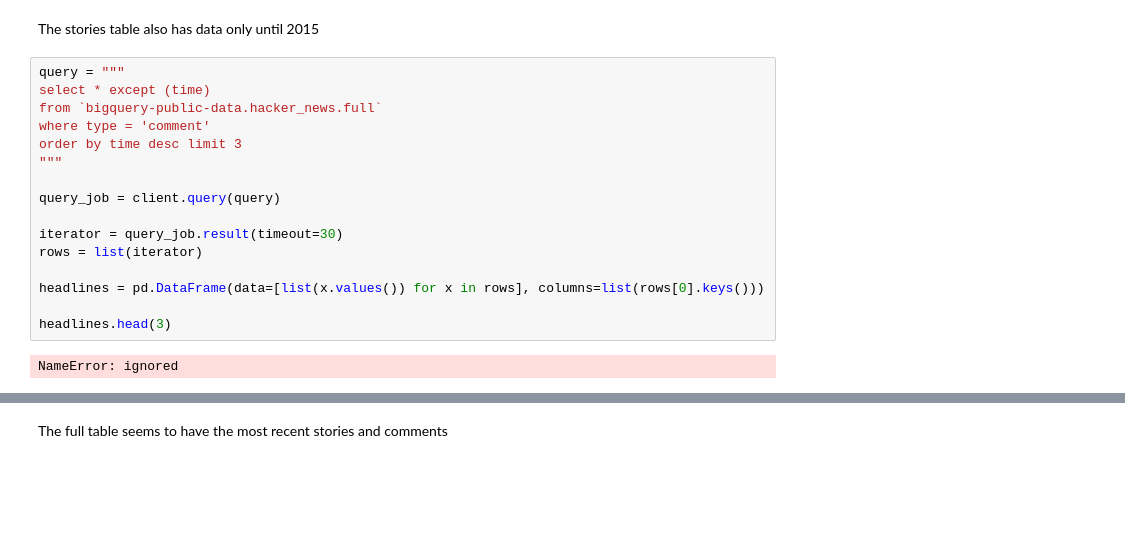
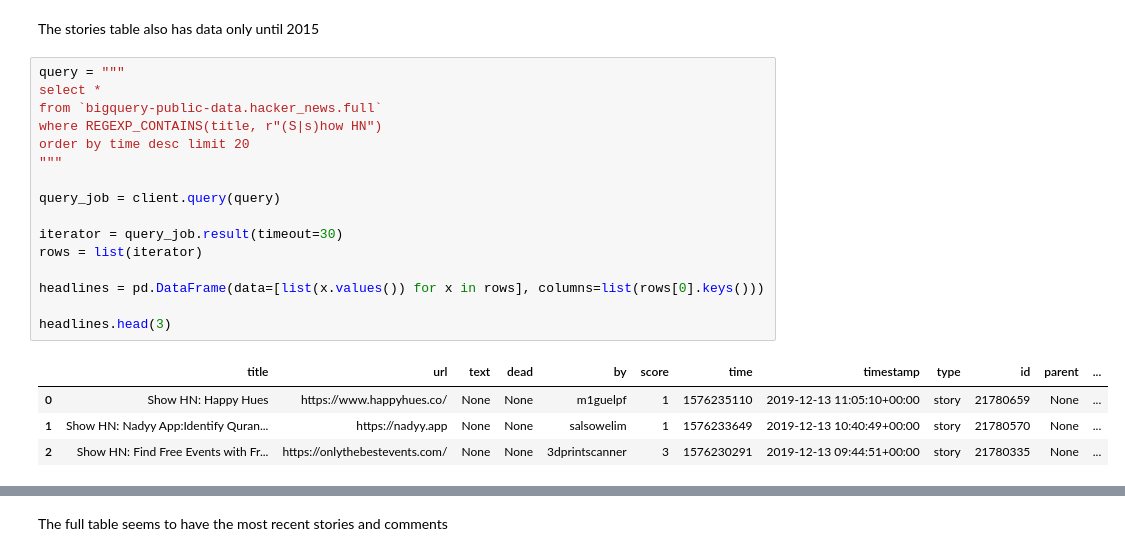
Before and after one commit to marinathomas/SentimentAnalysisHN, a Jupyter notebook: files/HN_v2.ipynb, the cells around one changed output, grey strips where cells are left out. Drawn from its saved outputs; the diff is of its cells as text; blank space fills up the shorter version.

```diff
--- a/files/HN_v2.ipynb
+++ b/files/HN_v2.ipynb
@@ -157,19 +153,22 @@ stories.head()
 The stories table also has data only until 2015
 # %%
 query = """
-select * except (time)
+select *
 from `bigquery-public-data.hacker_news.full`
-where type = 'comment'
-order by time desc limit 3
+where REGEXP_CONTAINS(title, r"(S|s)how HN")
+order by time desc limit 20
 """
 
 query_job = client.query(query)
 
 iterator = query_job.result(timeout=30)
 rows = list(iterator)
 
 headlines = pd.DataFrame(data=[list(x.values()) for x in rows], columns=list(rows[0].keys()))
 
 headlines.head(3)
 # %% [output]
-NameError: ignored
+|  | title | url | text | dead | by | score | time | timestamp | type | id | parent | ... |
+| 0 | Show HN: Happy Hues | https://www.happyhues.co/ | None | None | m1guelpf | 1 | 1576235110 | 2019-12-13 11:05:10+00:00 | story | 21780659 | None | ... |
+| 1 | Show HN: Nadyy App:Identify Quran... | https://nadyy.app | None | None | salsowelim | 1 | 1576233649 | 2019-12-13 10:40:49+00:00 | story | 21780570 | None | ... |
+| 2 | Show HN: Find Free Events with Fr... | https://onlythebestevents.com/ | None | None | 3dprintscanner | 3 | 1576230291 | 2019-12-13 09:44:51+00:00 | story | 21780335 | None | ... |
```
Also changed, not shown: parts of 2 cells of this notebook.
